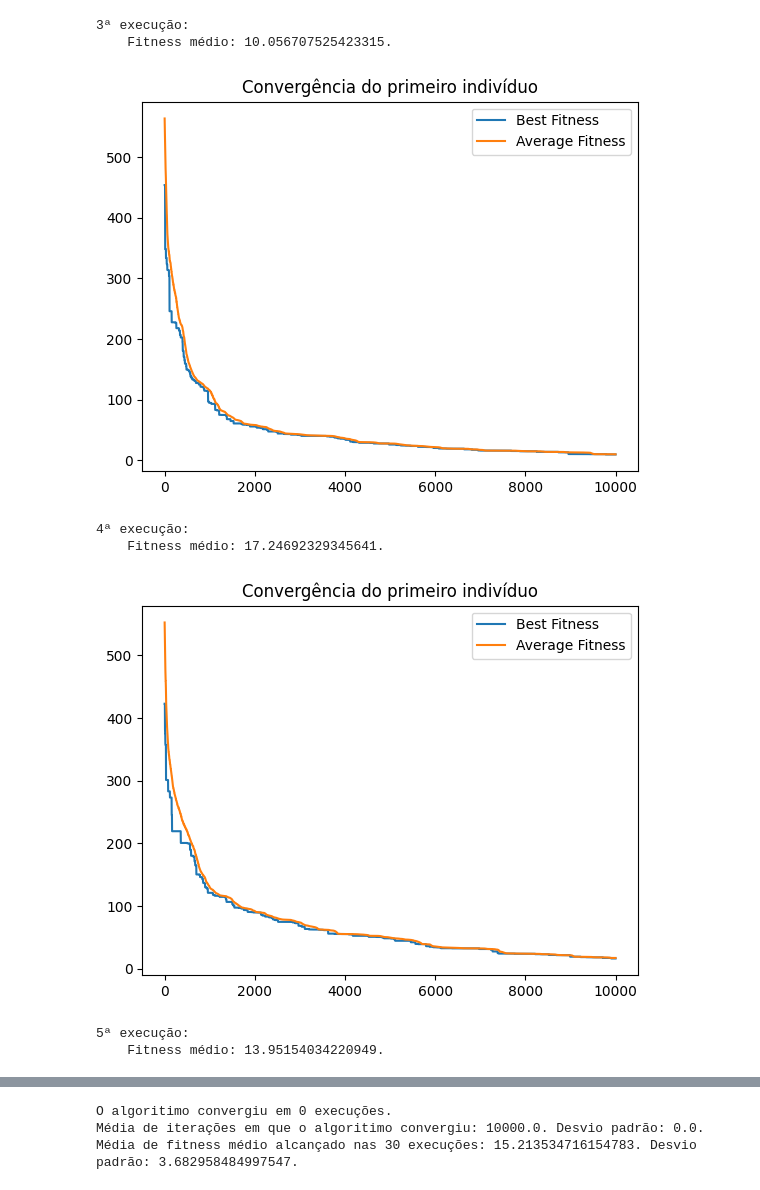
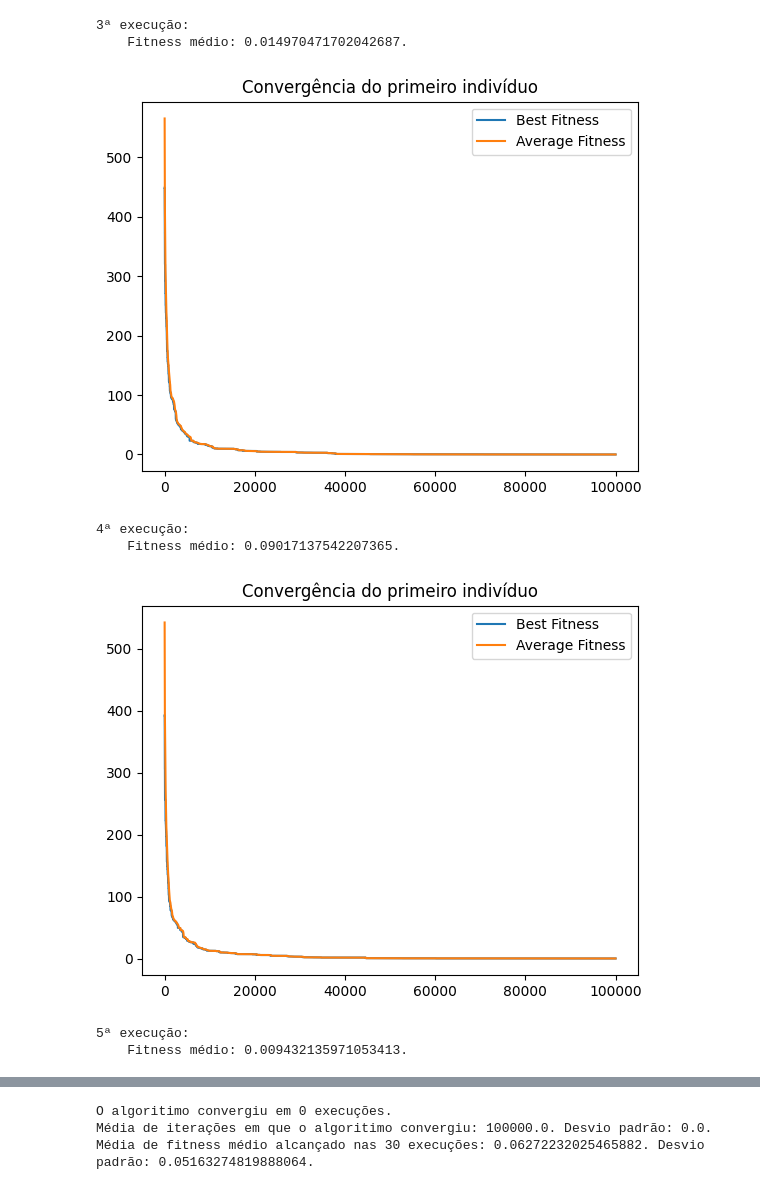
Before and after one commit to ajtfj/functions-optmization-GA, a Jupyter notebook: analysis.ipynb, the cells around one changed output, grey strips where cells are left out. Cells and saved outputs as stored; diff of their text form; code cells hidden in the pictures.

```diff
--- a/analysis.ipynb
+++ b/analysis.ipynb
@@ -8,13 +8,13 @@ from SchwefelOptimization import SchwefelOptimization
 import numpy as np
 import matplotlib.pyplot as plt
 # %%
-def analyse(optimization: Optimization):
+def analyse(optimization: Optimization, evaluations=10000):
     convergedCount = 0
     runEvaluation = []
     runFitness = []
 
     for i in range(5):
-        evaluation, best_fitness_history, average_fitness_history = find_solution(optimization)
+        evaluation, best_fitness_history, average_fitness_history = find_solution(optimization, evaluations)
         averageFitness = average_fitness_history[-1]
 
 
@@ -75,6 +75,6 @@ rastriginOptimization = RastriginOptimization(
     crossover_rate = 0.9,
     gene_mutation_rate=0.1,
 )
-analyse(rastriginOptimization)
+analyse(rastriginOptimization, 100000)
 # %% [output]
 1ª execução:
@@ -86,8 +86,8 @@ analyse(rastriginOptimization)
 3ª execução:
-    Fitness médio: 10.056707525423315.
+    Fitness médio: 0.014970471702042687.
-[figure, old version]
+[figure, new version]
 4ª execução:
-    Fitness médio: 17.24692329345641.
+    Fitness médio: 0.09017137542207365.
-[figure, old version]
+[figure, new version]
 5ª execução:
-    Fitness médio: 13.95154034220949.
+    Fitness médio: 0.009432135971053413.
@@ -95,6 +95,6 @@ analyse(rastriginOptimization)
 O algoritimo convergiu em 0 execuções.
-Média de iterações em que o algoritimo convergiu: 10000.0. Desvio padrão: 0.0.
-Média de fitness médio alcançado nas 30 execuções: 15.213534716154783. Desvio padrão: 3.682958484997547.
+Média de iterações em que o algoritimo convergiu: 100000.0. Desvio padrão: 0.0.
+Média de fitness médio alcançado nas 30 execuções: 0.06272232025465882. Desvio padrão: 0.05163274819888064.
 # %%
 rosenbrockOptimization = RosenbrockOptimization(
     dimension = 30,
```
Also changed, not shown: parts of 4 cells of this notebook, 2 other files.
